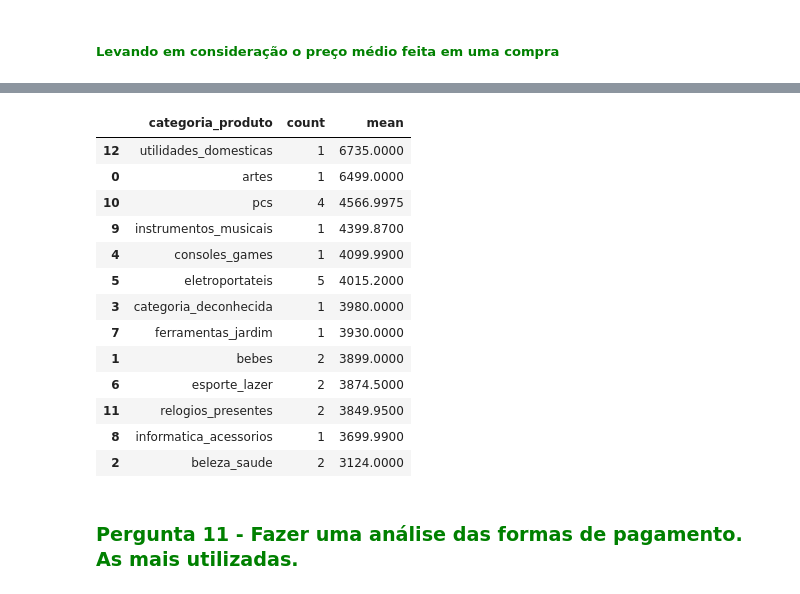
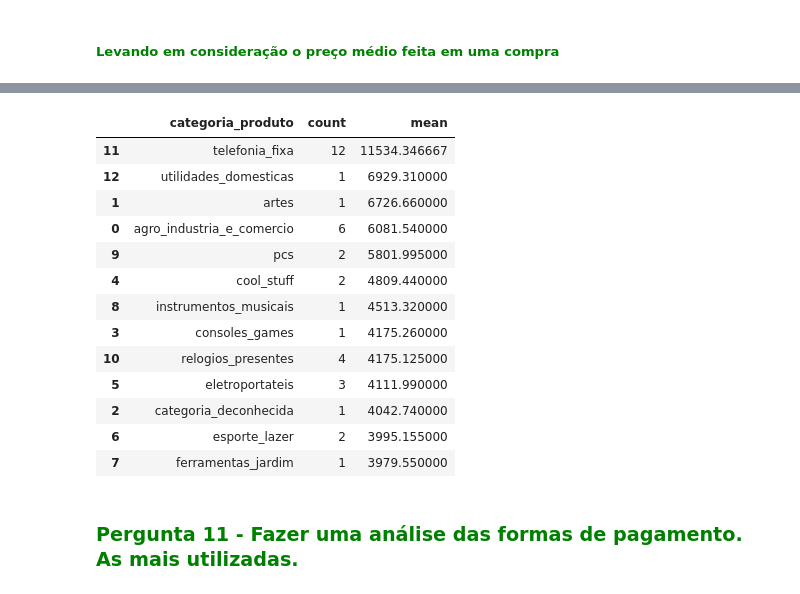
Before and after one commit to RenandeFraga/ProjetoPandasADA, a Jupyter notebook: Projeto_ADA_Modulo_4.ipynb, the cells around one changed output, grey strips where cells are left out. Cells and saved outputs as stored; diff of their text form; code cells hidden in the pictures.

```diff
--- a/Projeto_ADA_Modulo_4.ipynb
+++ b/Projeto_ADA_Modulo_4.ipynb
@@ -1393,7 +1395,7 @@ top_categorias_item
 # %% [markdown]
 <h5 style='color:green'> Levando em consideração o preço médio feita em uma compra </h5>
 # %%
-top_compradores_venda = tabela_completa.groupby('codigo_cliente')['valor_produto'].agg(['count', 'mean']).reset_index()
+top_compradores_venda = tabela_completa.groupby('codigo_cliente')['valor_pago'].agg(['count', 'mean']).reset_index()
 top_compradores_venda.columns = ['codigo_cliente', 'numero_compras', 'tip_medio']
 top_compradores_venda = top_compradores_venda.sort_values(by='tip_medio', ascending=False).head(20)
 top_compradores_venda
@@ -1436,24 +1438,24 @@ clientes_top_venda_df['categoria_produto'].value_counts().rename_axis('categoria
 | utilidades_domesticas | 1 |
 | artes | 1 |
 # %%
-top_categorias_venda = clientes_top_venda_df.groupby('categoria_produto')['valor_produto'].agg(['count', 'mean']).reset_index()
+top_categorias_venda = clientes_top_venda_df.groupby('categoria_produto')['valor_pago'].agg(['count', 'mean']).reset_index()
 top_categorias_venda = top_categorias_venda.sort_values(by='mean', ascending=False)
 top_categorias_venda
 # %% [output]
 |  | categoria_produto | count | mean |
-| 12 | utilidades_domesticas | 1 | 6735.0000 |
-| 0 | artes | 1 | 6499.0000 |
-| 10 | pcs | 4 | 4566.9975 |
-| 9 | instrumentos_musicais | 1 | 4399.8700 |
-| 4 | consoles_games | 1 | 4099.9900 |
-| 5 | eletroportateis | 5 | 4015.2000 |
-| 3 | categoria_deconhecida | 1 | 3980.0000 |
-| 7 | ferramentas_jardim | 1 | 3930.0000 |
-| 1 | bebes | 2 | 3899.0000 |
-| 6 | esporte_lazer | 2 | 3874.5000 |
-| 11 | relogios_presentes | 2 | 3849.9500 |
-| 8 | informatica_acessorios | 1 | 3699.9900 |
-| 2 | beleza_saude | 2 | 3124.0000 |
+| 11 | telefonia_fixa | 12 | 11534.346667 |
+| 12 | utilidades_domesticas | 1 | 6929.310000 |
+| 1 | artes | 1 | 6726.660000 |
+| 0 | agro_industria_e_comercio | 6 | 6081.540000 |
+| 9 | pcs | 2 | 5801.995000 |
+| 4 | cool_stuff | 2 | 4809.440000 |
+| 8 | instrumentos_musicais | 1 | 4513.320000 |
+| 3 | consoles_games | 1 | 4175.260000 |
+| 10 | relogios_presentes | 4 | 4175.125000 |
+| 5 | eletroportateis | 3 | 4111.990000 |
+| 2 | categoria_deconhecida | 1 | 4042.740000 |
+| 6 | esporte_lazer | 2 | 3995.155000 |
+| 7 | ferramentas_jardim | 1 | 3979.550000 |
 # %% [markdown]
 <h3 style='color:green'> Pergunta 11 - Fazer uma análise das formas de pagamento. As mais utilizadas.
  </h3>
```
Also changed, not shown: parts of 3 cells of this notebook, 1 other file.
